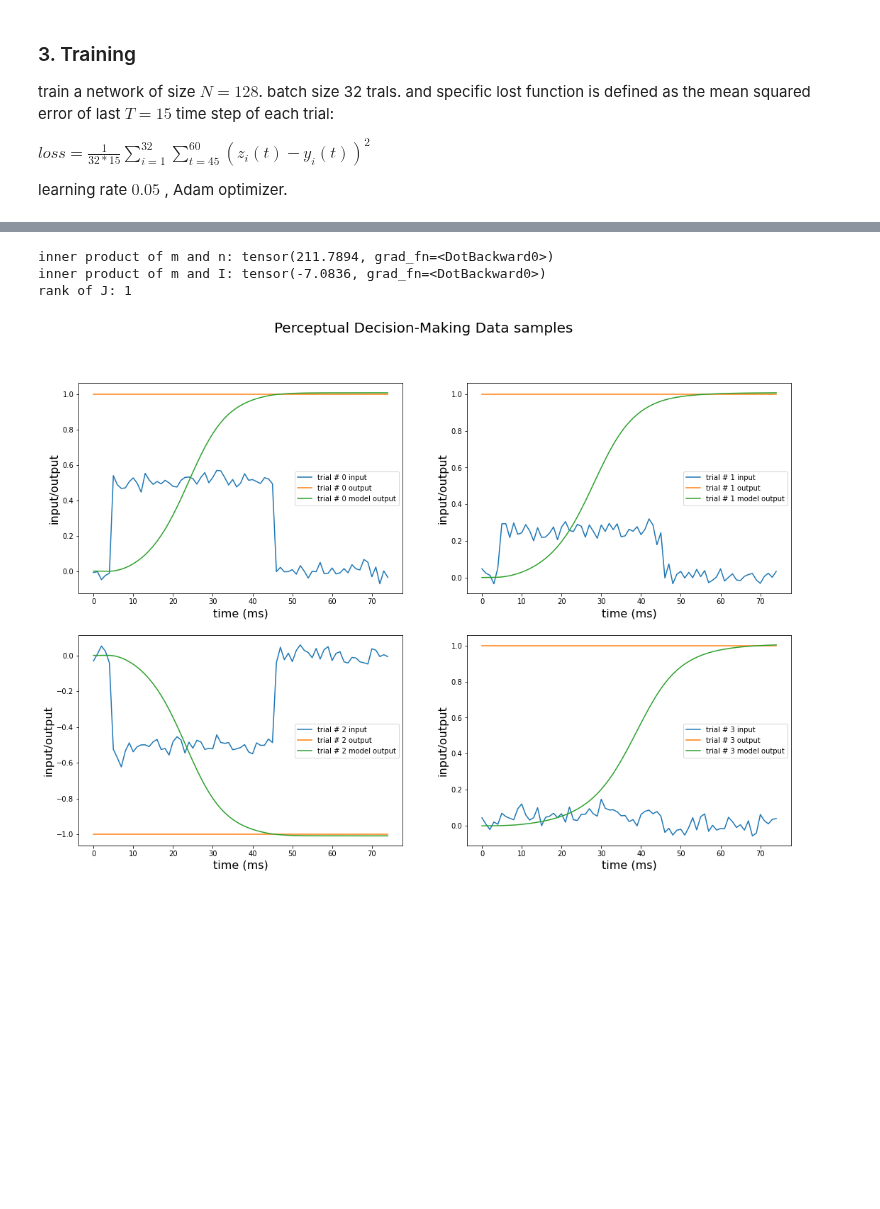
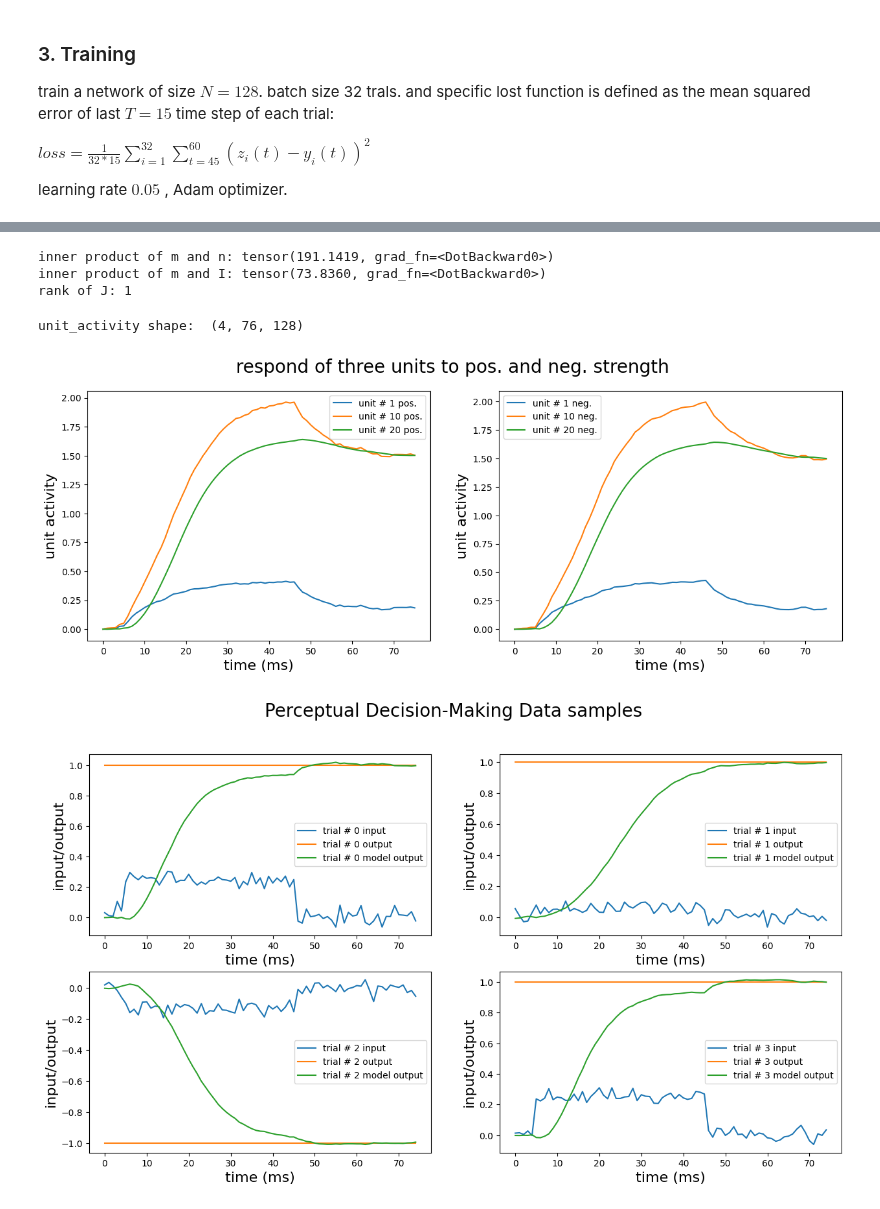
Before and after one commit to Erfan7bt/MHBF, a Jupyter notebook: Projects/DM.ipynb, the cells around one changed output, grey strips where cells are left out. Cells and saved outputs as stored; diff of their text form; code cells hidden in the pictures; blank space fills up the shorter version.

Commit message:
add hidden unit trajectory, few changes in last plot

```diff
--- a/Projects/DM.ipynb
+++ b/Projects/DM.ipynb
@@ -81,7 +81,7 @@ class DecisionDataset(Dataset):
         return self.u[idx,:], self.y[idx,:]
 # %%
 d_data = DecisionDataset(1000)
-d_dataloader = DataLoader(d_data, batch_size=32)
+d_dataloader = DataLoader(d_data, batch_size=4)
 
 u_arr, y_arr = next(iter(d_dataloader))
 print(u_arr.shape, y_arr.shape)
@@ -166,12 +166,12 @@ class RNN(nn.Module):
             self.x0.zero_()
             self.wi.normal_(std=1)
 
-        #orthogonalize m and wi
-            m=self.m.detach().numpy()
-            wi=self.wi.detach().numpy()
-            wi= wi - np.dot(m, wi) * m / np.dot(m, m)
-            wi= wi / la.norm(wi)
-            self.wi=torch.tensor(wi, dtype=torch.float32)
+        # #orthogonalize m and wi
+        #     m=self.m.detach().numpy()
+        #     wi=self.wi.detach().numpy()
+        #     wi= wi - np.dot(m, wi) * m / np.dot(m, m)
+        #     wi= wi / la.norm(wi)
+        #     self.wi=torch.tensor(wi, dtype=torch.float32)
 
     def forward(self, u,visible_activity=False):
         input_len=u.size(1)
@@ -195,7 +195,7 @@ class RNN(nn.Module):
 
             x = x + delta_x
             if visible_activity:
-                unit_activity[:,i,:] = x
+                unit_activity[:,i+1,:] = x
 
             output = torch.matmul(self.activation(x), self.w) / self.network_size
             z[:, i] = output
@@ -261,9 +261,9 @@ def train(dataloader, model, loss_fn, optimizer, T=15):
         loss, current = loss.item(), (batch + 1) * len(X)
         print(f"loss: {loss:>7f}  [{current:>5d}/{size:>5d}]")
 # %%
-d_dataset = DecisionDataset(2000)
+d_dataset = DecisionDataset(1000)
 train_dataloader = DataLoader(d_dataset, batch_size=1)
-# model = RNN(128)
+model = RNN(128)
 learning_rate = 5e-3
 T=15
 # model = RNN(128)
@@ -301,27 +301,54 @@ J=torch.matmul(m, n) / model.network_size
 J=J.detach().numpy()
 print('rank of J:',la.matrix_rank(J,tol=1e-3))
 # %% [output]
-inner product of m and n: tensor(211.7894, grad_fn=<DotBackward0>)
-inner product of m and I: tensor(-7.0836, grad_fn=<DotBackward0>)
+inner product of m and n: tensor(191.1419, grad_fn=<DotBackward0>)
+inner product of m and I: tensor(73.8360, grad_fn=<DotBackward0>)
 rank of J: 1
 # %%
 
 u_arr, y_arr = next(iter(d_dataloader))
+unit_activity = model.forward(u_arr, visible_activity=True)[1].detach().numpy()
+print("unit_activity shape: ", unit_activity.shape)
+#choose 3 different units among 128 units
+unit1=unit_activity[:,:,0]
+unit2=unit_activity[:,:,10]
+unit3=unit_activity[:,:,20]
 
-plt.figure(figsize=(18,12))
+plt.figure(figsize=(15,5))
+plt.subplot(1,2,1)
+plt.suptitle('respond of three units to pos. and neg. strength', fontsize=20)
+plt.plot(unit1[0,:], label='unit # 1 pos.')
+plt.plot(unit2[0,:], label='unit # 10 pos.' )
+plt.plot(unit3[0,:], label='unit # 20 pos.')
+plt.xlabel('time (ms)', fontsize=16)
+plt.ylabel('unit activity', fontsize=16)
+plt.legend()
+plt.subplot(1,2,2)
+plt.plot(unit1[3,:], label='unit # 1 neg.')
+plt.plot(unit2[3,:], label='unit # 10 neg.')
+plt.plot(unit3[3,:], label='unit # 20 neg.')
+plt.xlabel('time (ms)', fontsize=16)
+plt.ylabel('unit activity', fontsize=16)
+plt.legend()
+
+
+
+plt.figure(figsize=(15,8))
 plt.suptitle('Perceptual Decision-Making Data samples', fontsize=20)
 for idx in range(4):
     plt.subplot(2,2,idx+1)
     plt.plot(u_arr[idx,:], label='trial # {} input'.format(idx))
     plt.plot(y_arr[idx,:], label='trial # {} output'.format(idx))
     plt.plot(model(u_arr[idx,:].unsqueeze(0)).detach().numpy().squeeze(), label='trial # {} model output'.format(idx))
     plt.xlabel('time (ms)', fontsize=16)
     #dt = 20msb
     # plt.xticks(np.arange(0, 75, step=5), np.arange(0, 1500, step=100))
     plt.ylabel('input/output', fontsize=16)
     plt.legend()
 # %% [output]
+unit_activity shape:  (4, 76, 128)
-[figure, old version]
+[figure, new version]
+[figure, added]
 # %%
 m=model.m.detach().numpy()
 n=model.n.detach().numpy()
```
Also changed, not shown: parts of 4 cells of this notebook.
